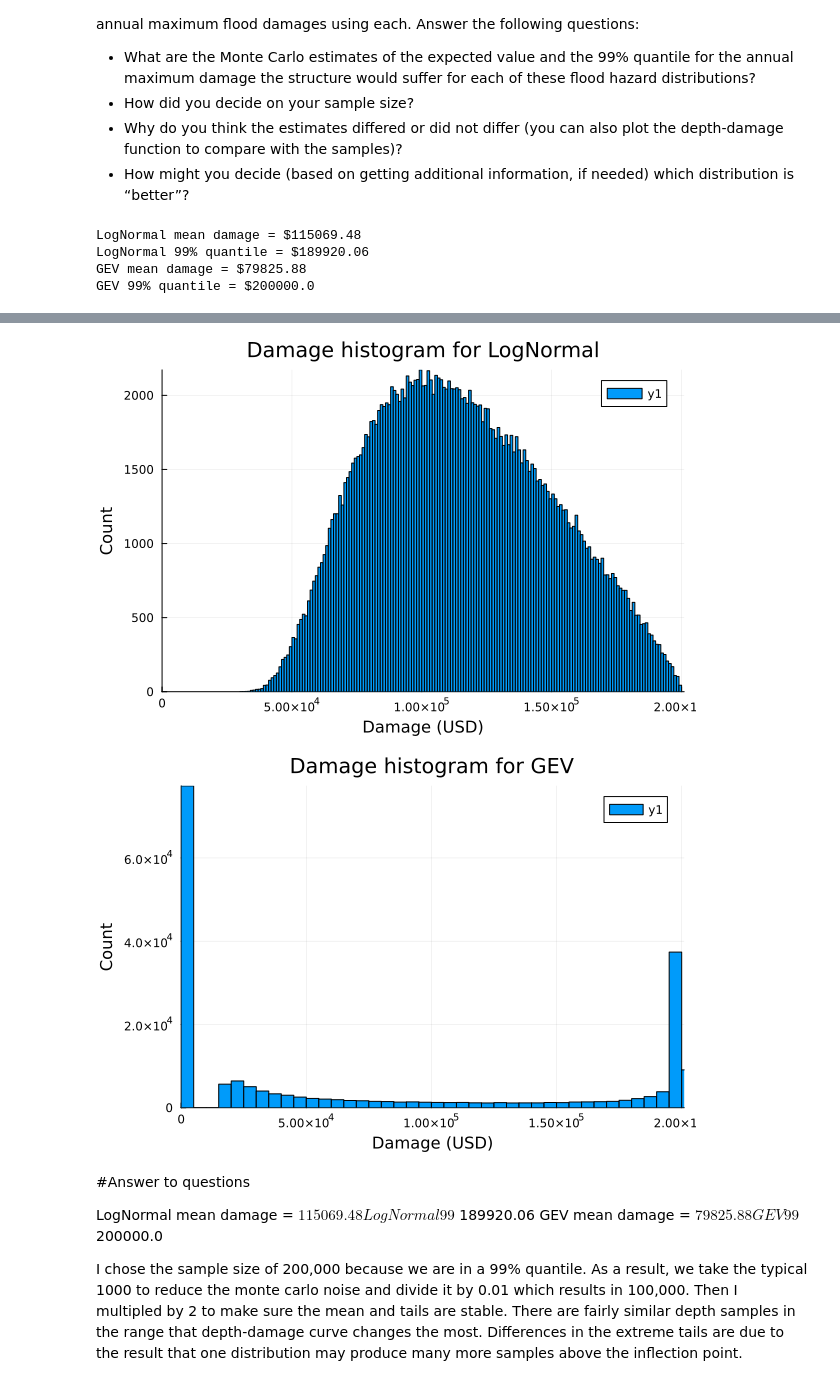
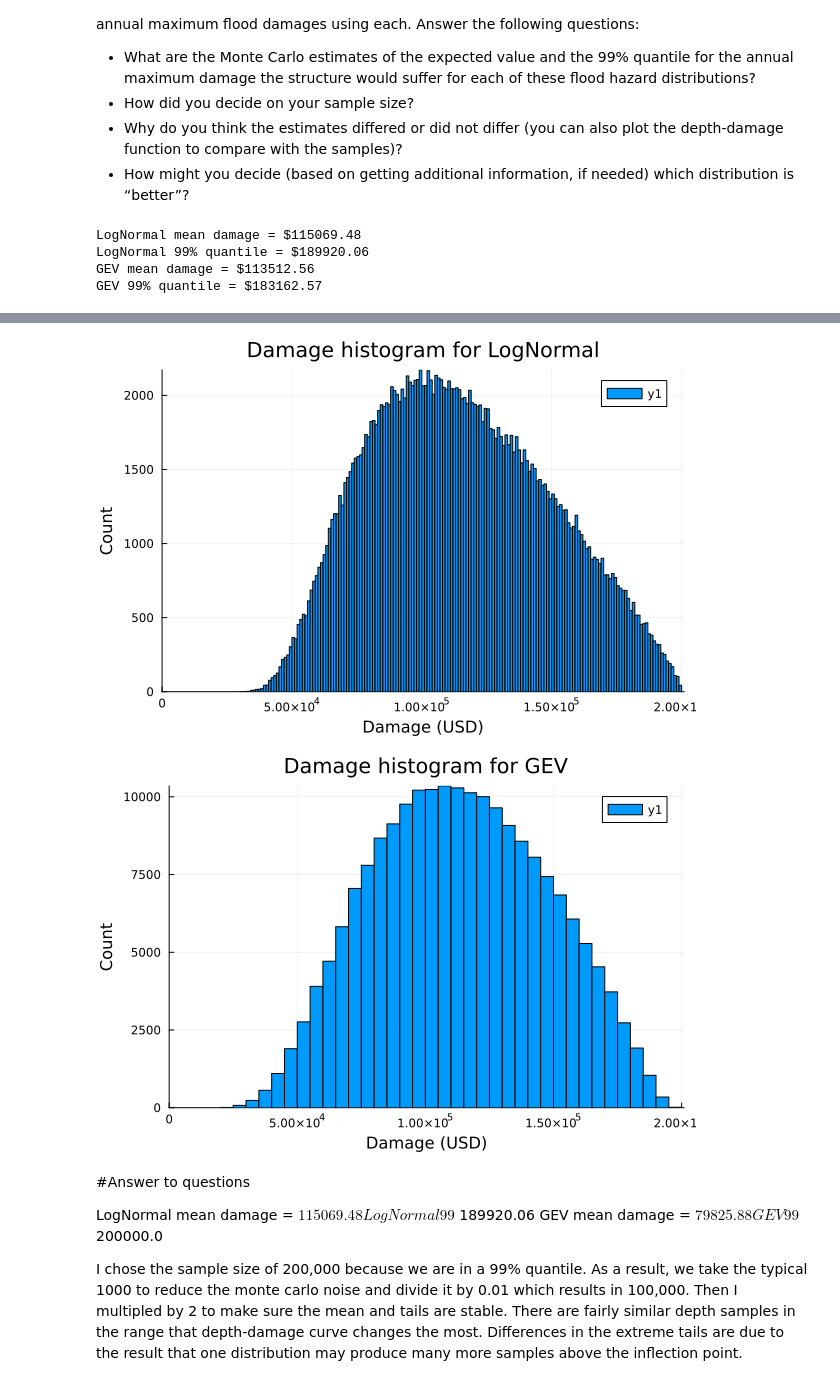
Before and after one commit to BEE4750-FA25/lab-2-bwb78, a Jupyter notebook: lab02.ipynb, the cells around one changed output, grey strips where cells are left out. Drawn from its saved outputs; the diff is of its cells as text; code cells hidden in the pictures.

```diff
--- a/lab02.ipynb
+++ b/lab02.ipynb
@@ -197,7 +197,7 @@ damage(h) = h > 0 ? L / (1 + exp(-k * (h - h0))) : 0.0
 
 #Distribution given in problem
 dist_ln = LogNormal(1.2, 0.3)
-dist_gev = GeneralizedExtremeValue(-0.15, 3.0, 0.9)
+dist_gev = GeneralizedExtremeValue(3, 0.9, -0.15)
 
 #Samples
 h_ln = rand(rng, dist_ln, N) #array of flood depth samples for ln
@@ -235,6 +235,6 @@ display(p4)
 # %% [output]
 LogNormal mean damage = $115069.48
 LogNormal 99% quantile = $189920.06
-GEV mean damage = $79825.88
-GEV 99% quantile = $200000.0
+GEV mean damage = $113512.56
+GEV 99% quantile = $183162.57
 [figure]
@@ -242,5 +242,5 @@ GEV 99% quantile = $200000.0
 [figure]
-[figure, old version]
+[figure, new version]
 # %% [markdown]
 #Answer to questions
 
```
Also changed, not shown: parts of 1 cell of this notebook.
